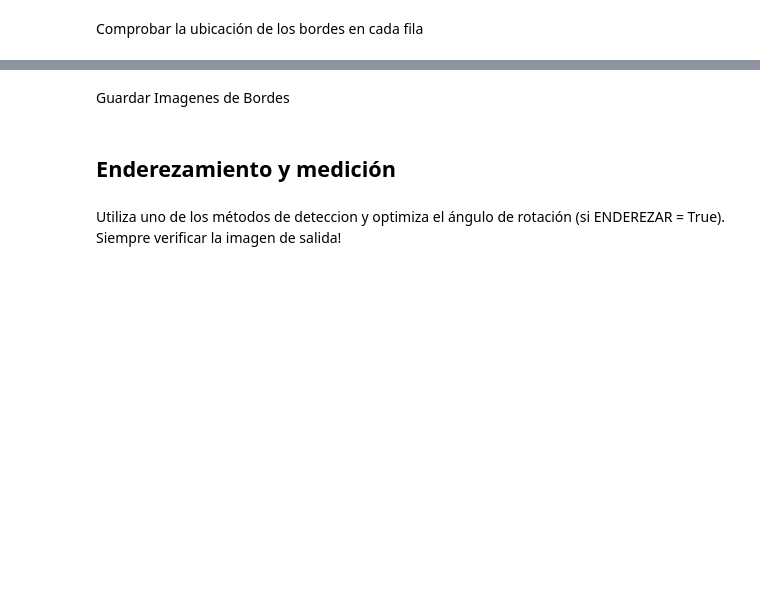
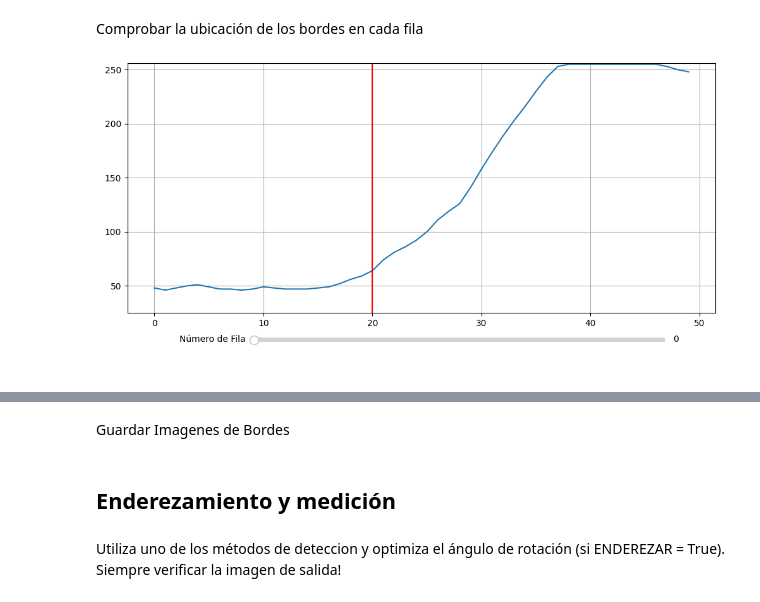
Before and after one commit to MartinMusumano/Medicion_lineas_RF, a Jupyter notebook: medicion_diametros.ipynb, the cells around one changed output, grey strips where cells are left out. Drawn from its saved outputs; the diff is of its cells as text; code cells hidden in the pictures; blank space fills up the shorter version.

```diff
--- a/medicion_diametros.ipynb
+++ b/medicion_diametros.ipynb
@@ -118,9 +123,11 @@ else:
 # %% [markdown]
 Comprobar la ubicación de los bordes en cada fila
 # %%
-ev1 = EdgesViewer(dut, edges1, first_edge=True)
+ev1 = EdgesViewer(dut, edges1, first_edge=True, N_points=50)
 %matplotlib widget
 ev1.plot()
+# %% [output]
+[figure, added]
 # %%
 if calcular_patron:
     ev2 = EdgesViewer(patron, edges2, first_edge=True)
```
Also changed, not shown: parts of 9 cells of this notebook, 1 other file.
